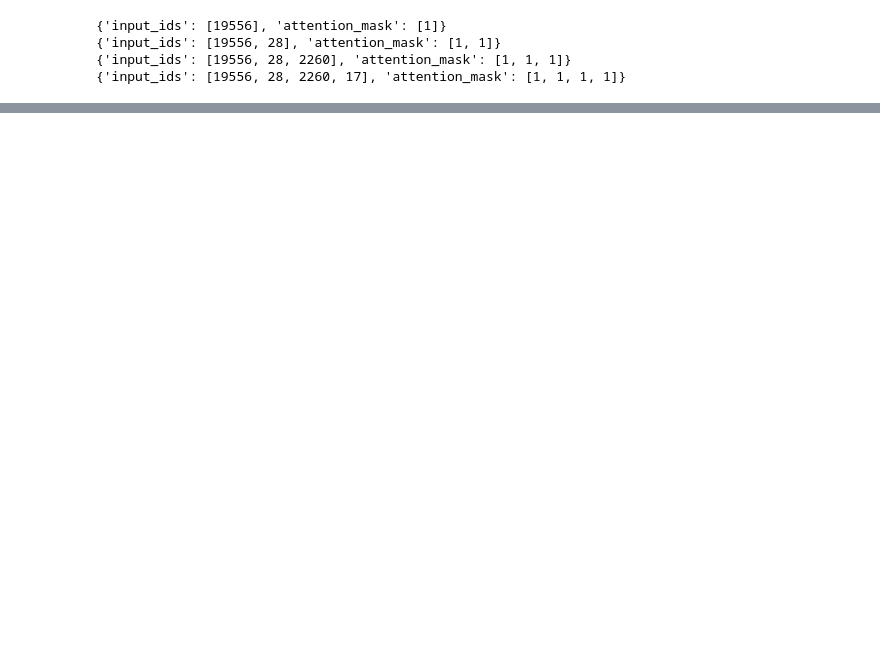
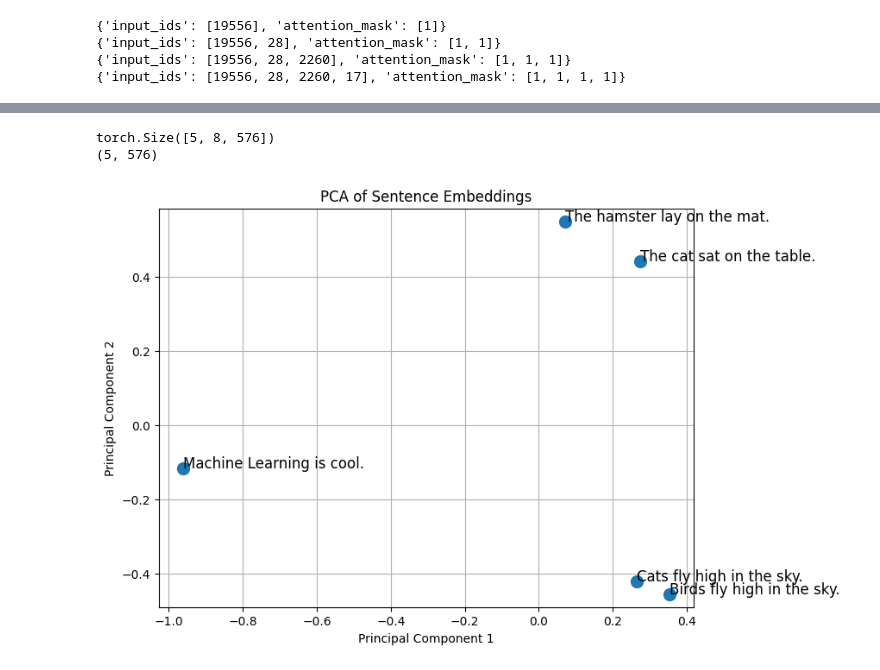
Before and after one commit to chris-hoertnagl/AI-Dojo, a Jupyter notebook: LLM/language_model_basics/nlp.ipynb, the cells around one changed output, grey strips where cells are left out. Cells and saved outputs as stored; diff of their text form; code cells hidden in the pictures; blank space fills up the shorter version.

```diff
--- a/LLM/language_model_basics/nlp.ipynb
+++ b/LLM/language_model_basics/nlp.ipynb
@@ -74,0 +234,37 @@ print(tokenizer("Hello, World!"))
+# %%
+def add_positional_encoding(embeddings):
+    """
+    Adds positional encoding to token embeddings.
+
+    Parameters:
+    token_embeddings (np.ndarray): The token embeddings of shape (seq_len, d_model).
+    positional_encodings (np.ndarray): The positional encodings of shape (seq_len, d_model).
+
+    Returns:
+    np.ndarray: The embeddings with positional encodings added.
+    """
+    def positional_encoding(seq_len, d_model):
+        """
+        Generates positional encoding matrix.
+
+        Parameters:
+        seq_len (int): The length of the sequence (number of tokens).
+        d_model (int): The dimension of the embeddings.
+
+        Returns:
+        np.ndarray: The positional encoding matrix of shape (seq_len, d_model).
+        """
+        pos = np.arange(seq_len)[:, np.newaxis]
+        i = np.arange(d_model)[np.newaxis, :]
+        angles = pos / np.power(10000, (2 * (i // 2)) / np.float32(d_model))
+        angles[:, 0::2] = np.sin(angles[:, 0::2])
+        angles[:, 1::2] = np.cos(angles[:, 1::2])
+        return angles
+
+    return embeddings * positional_encoding(embeddings.shape[0], embeddings.shape[1])
+# %%
+plot_embeddings(sentences, add_positional_encoding(create_embeddings(sentences)))
+# %% [output]
+torch.Size([5, 8, 576])
+(5, 576)
+[figure, added]
```
Also changed, not shown: parts of 31 cells of this notebook.
